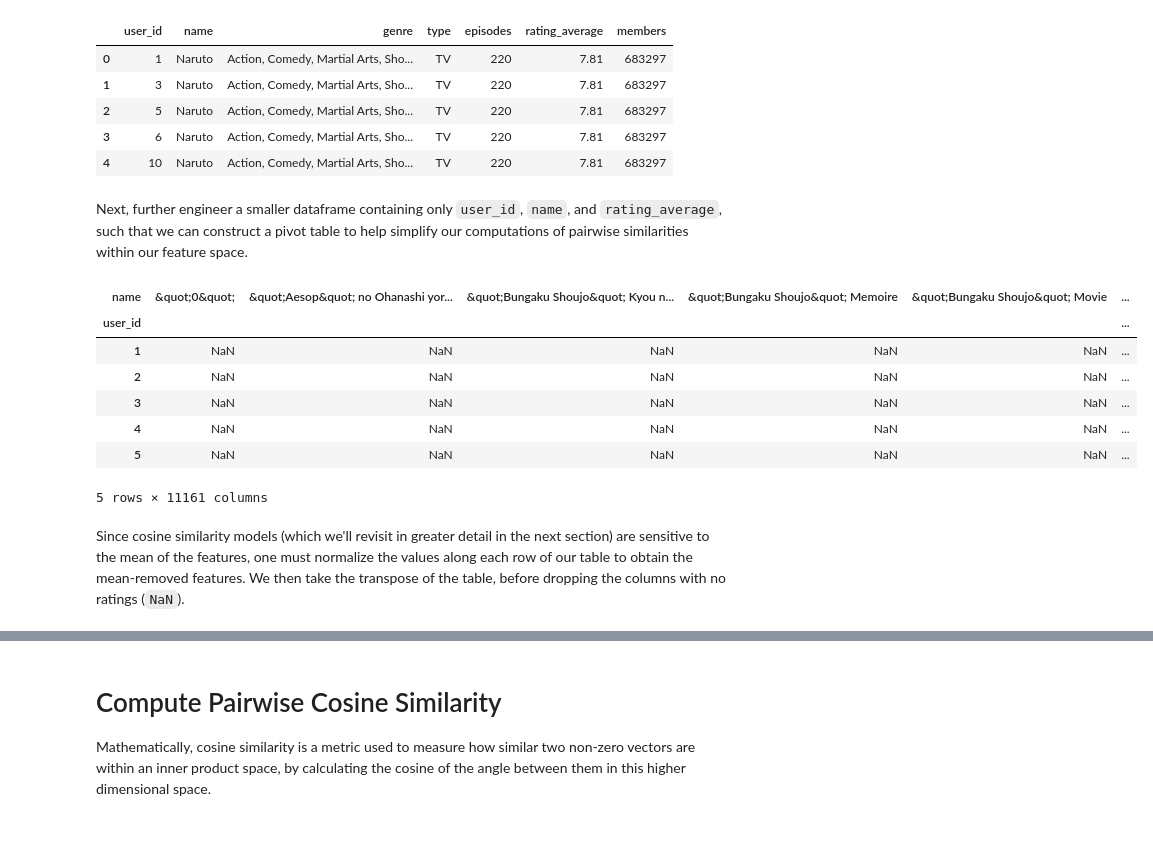
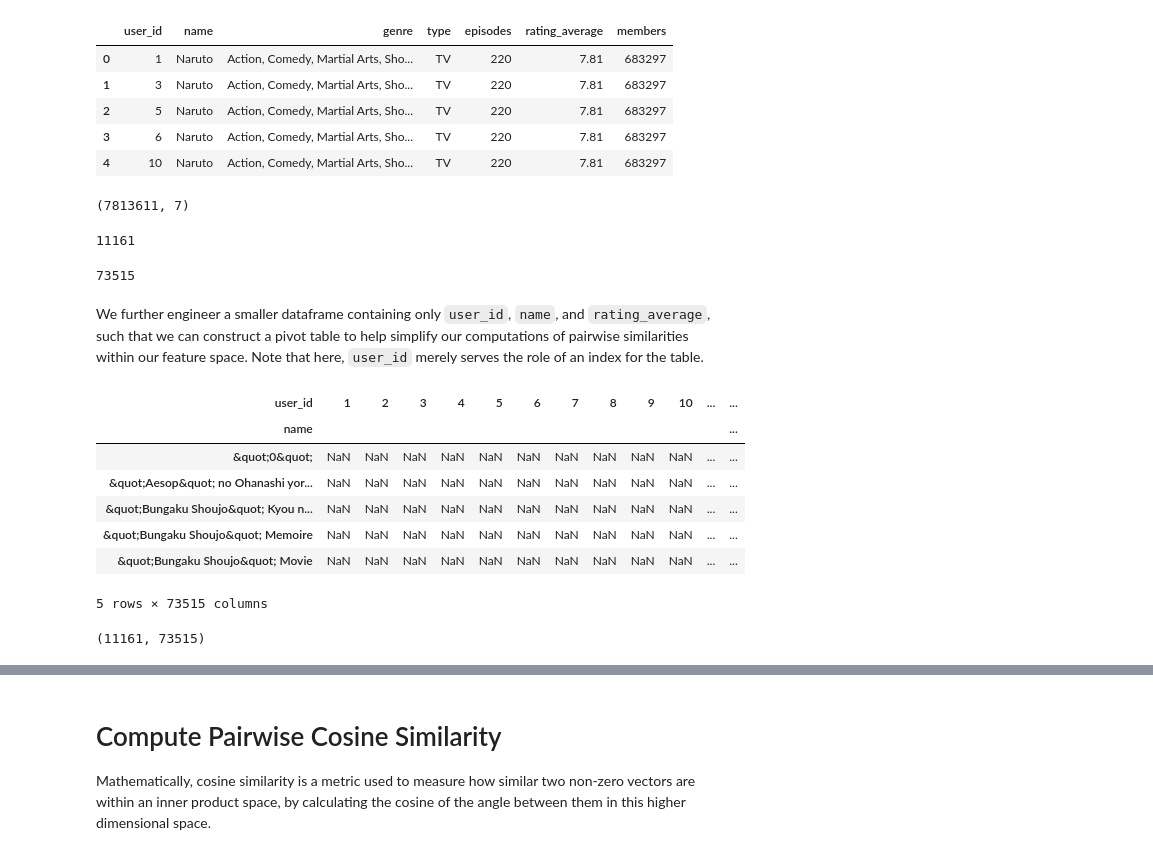
Before and after one commit to zachtheyek/Anime-Rec-Bot, a Jupyter notebook: analysis.ipynb, the cells around one changed output, grey strips where cells are left out. Cells and saved outputs as stored; diff of their text form; code cells hidden in the pictures.

Commit message:
finished computing pairwise similarity scores between titles

```diff
--- a/anime_rec.ipynb
+++ b/analysis.ipynb
@@ -207,25 +217,43 @@ feature_df.head()
 | 2 | 5 | Naruto | Action, Comedy, Martial Arts, Sho... | TV | 220 | 7.81 | 683297 |
 | 3 | 6 | Naruto | Action, Comedy, Martial Arts, Sho... | TV | 220 | 7.81 | 683297 |
 | 4 | 10 | Naruto | Action, Comedy, Martial Arts, Sho... | TV | 220 | 7.81 | 683297 |
+# %%
+# Check the shape of the dataframe
+feature_df.shape
+# %% [output]
+(7813611, 7)
+# %%
+# Check the number of unique anime titles
+feature_df['name'].nunique()
+# %% [output]
+11161
+# %%
+# Check the number of unique user IDs
+feature_df['user_id'].nunique()
+# %% [output]
+73515
 # %% [markdown]
-Next, further engineer a smaller dataframe containing only `user_id`, `name`, and `rating_average`, such that we can construct a pivot table to help simplify our computations of pairwise similarities within our feature space.
+We further engineer a smaller dataframe containing only `user_id`, `name`, and `rating_average`, such that we can construct a pivot table to help simplify our computations of pairwise similarities within our feature space. Note that here, `user_id` merely serves the role of an index for the table.
 # %%
 # Drop all the columns from feature_df except for user_id, name, and rating_average
 rated_anime = feature_df[['user_id', 'name', 'rating_average']]
 
 # Construct a pivot table from the resulting dataframe
-pivot_table = rated_anime.pivot_table(index=['user_id'], columns=['name'], values='rating_average', dropna=True)
+pivot_table = rated_anime.pivot_table(index=['name'], columns=['user_id'], values='rating_average')
 
 # Display the first five rows of the pivot table
 pivot_table.head()
 # %% [output]
-| name | &quot;0&quot; | &quot;Aesop&quot; no Ohanashi yor... | &quot;Bungaku Shoujo&quot; Kyou n... | &quot;Bungaku Shoujo&quot; Memoire | &quot;Bungaku Shoujo&quot; Movie | ... |
-| user_id |  |  |  |  |  | ... |
-| 1 | NaN | NaN | NaN | NaN | NaN | ... |
-| 2 | NaN | NaN | NaN | NaN | NaN | ... |
-| 3 | NaN | NaN | NaN | NaN | NaN | ... |
-| 4 | NaN | NaN | NaN | NaN | NaN | ... |
-| 5 | NaN | NaN | NaN | NaN | NaN | ... |
+| user_id | 1 | 2 | 3 | 4 | 5 | 6 | 7 | 8 | 9 | 10 | ... | ... |
+| name |  |  |  |  |  |  |  |  |  |  |  | ... |
+| &quot;0&quot; | NaN | NaN | NaN | NaN | NaN | NaN | NaN | NaN | NaN | NaN | ... | ... |
+| &quot;Aesop&quot; no Ohanashi yor... | NaN | NaN | NaN | NaN | NaN | NaN | NaN | NaN | NaN | NaN | ... | ... |
+| &quot;Bungaku Shoujo&quot; Kyou n... | NaN | NaN | NaN | NaN | NaN | NaN | NaN | NaN | NaN | NaN | ... | ... |
+| &quot;Bungaku Shoujo&quot; Memoire | NaN | NaN | NaN | NaN | NaN | NaN | NaN | NaN | NaN | NaN | ... | ... |
+| &quot;Bungaku Shoujo&quot; Movie | NaN | NaN | NaN | NaN | NaN | NaN | NaN | NaN | NaN | NaN | ... | ... |
-5 rows × 11161 columns
+5 rows × 73515 columns
-# %% [markdown]
-Since cosine similarity models (which we'll revisit in greater detail in the next section) are sensitive to the mean of the features, one must normalize the values along each row of our table to obtain the mean-removed features. We then take the transpose of the table, before dropping the columns with no ratings (`NaN`).
+# %%
+# Check the shape of the pivot table
+pivot_table.shape
+# %% [output]
+(11161, 73515)
```
Also changed, not shown: parts of 26 cells of this notebook.
